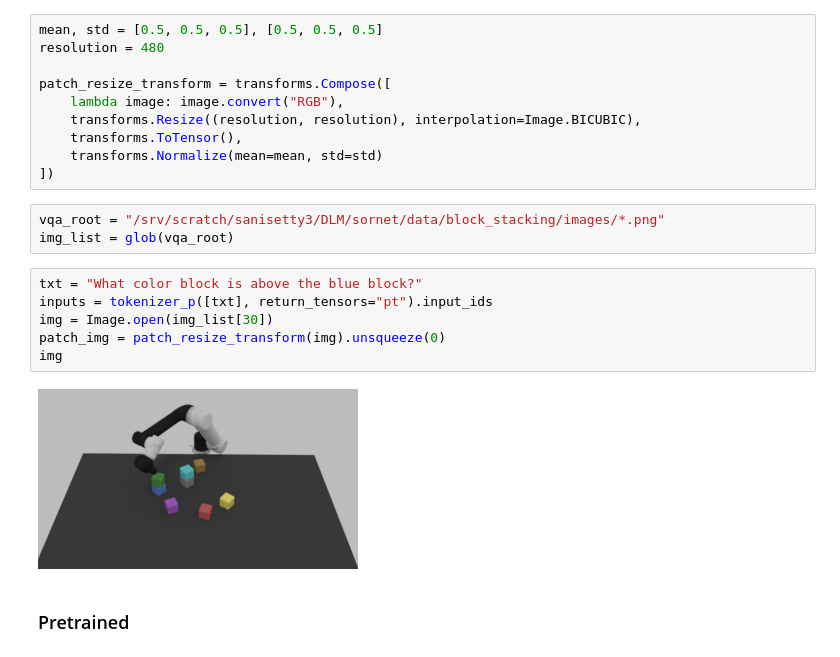
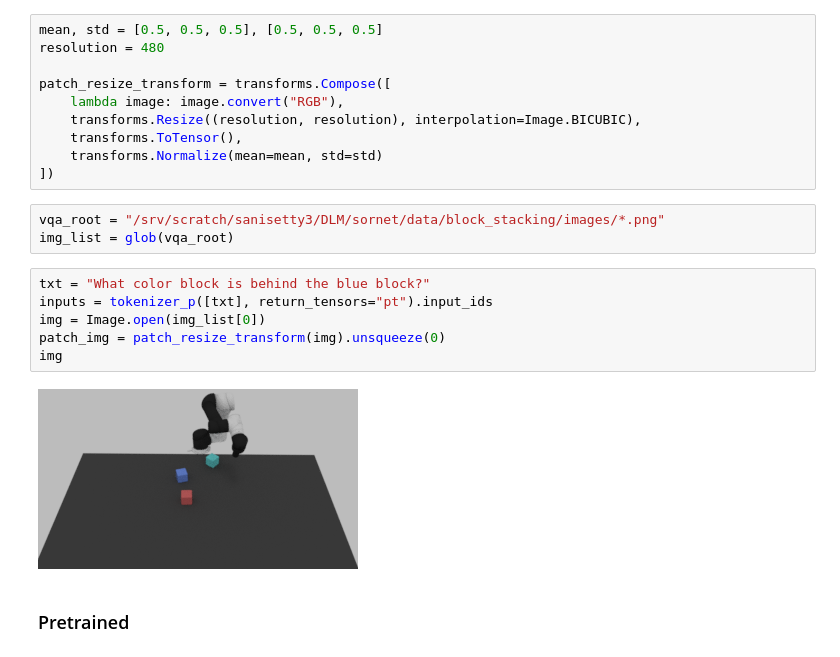
Before and after one commit to sohananisetty/OFA_VQA, a Jupyter notebook: ofa_vqa.ipynb, the cells around one changed output. Drawn from its saved outputs; the diff is of its cells as text.

```diff
--- a/ofa_vqa.ipynb
+++ b/ofa_vqa.ipynb
@@ -466,17 +590,17 @@ patch_resize_transform = transforms.Compose([
     transforms.ToTensor(),
     transforms.Normalize(mean=mean, std=std)
 ])
-# %%
-vqa_root = "/srv/scratch/sanisetty3/DLM/sornet/data/block_stacking/images/*.png"
-img_list = glob(vqa_root)
+# %%
+vqa_root = "/srv/scratch/sanisetty3/DLM/sornet/data/block_stacking/images/*.png"
+img_list = glob(vqa_root)
 # %%
-txt = "What color block is above the blue block?"
+txt = "What color block is behind the blue block?"
 inputs = tokenizer_p([txt], return_tensors="pt").input_ids
-img = Image.open(img_list[30])
+img = Image.open(img_list[0])
 patch_img = patch_resize_transform(img).unsqueeze(0)
 img
 # %% [output]
-[figure, old version]
+[figure, new version]
 # %% [markdown]
 ### Pretrained
 # %%
```
Also changed, not shown: parts of 42 cells of this notebook, 3 other files.
